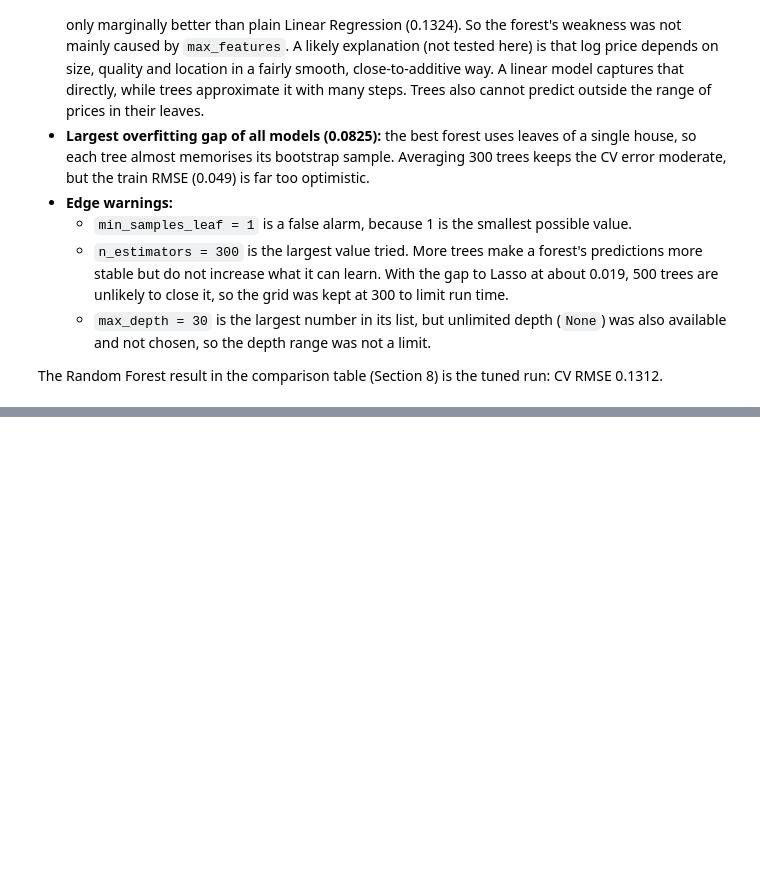
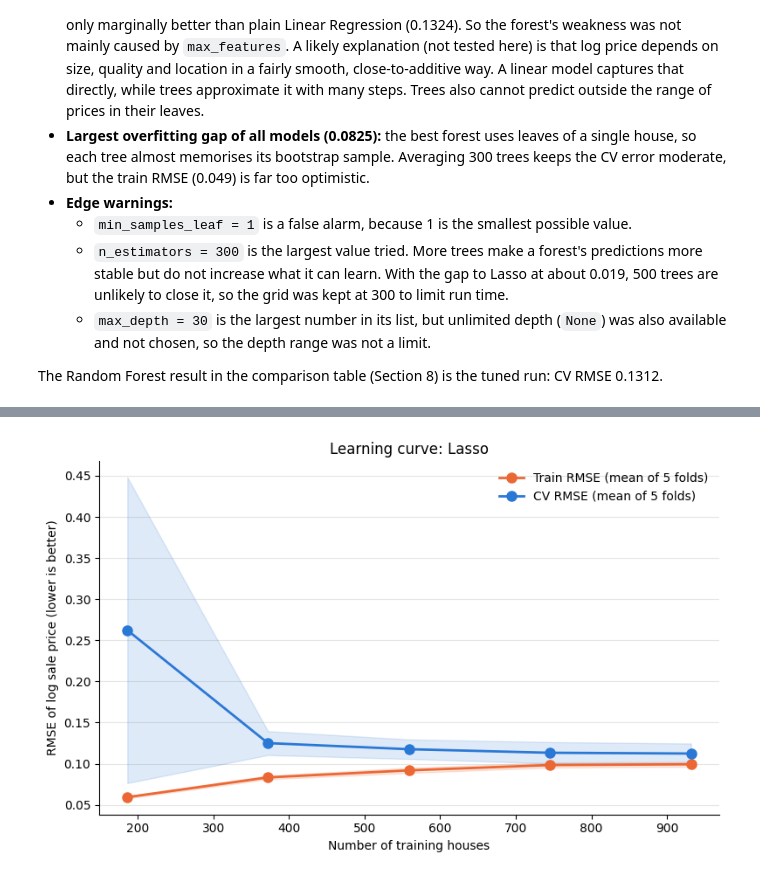
Before and after one commit to Nabhya009/Machine-Learning-project, a Jupyter notebook: notebooks/02_modelling.ipynb, the cells around one changed output, grey strips where cells are left out. Cells and saved outputs as stored; diff of their text form; code cells hidden in the pictures; blank space fills up the shorter version.

```diff
--- a/notebooks/02_modelling.ipynb
+++ b/notebooks/02_modelling.ipynb
@@ -1136,0 +1221,16 @@ The Random Forest result in the comparison table (Section 8) is the tuned run: C
+# %%
+XGB_PARAM_GRID = {
+    # Widened after the first run, whose best values sat at the edges (1000 trees, 0.3 of features).
+    "n_estimators": [200, 500, 1000, 1500, 2000],
+    "learning_rate": [0.01, 0.03, 0.05, 0.1],
+    "max_depth": [2, 3, 4, 5, 6],
+    "subsample": [0.6, 0.7, 0.8, 1.0],
+    "colsample_bytree": [0.1, 0.2, 0.3, 0.5, 0.7, 1.0],
+}
+
+xgb_search = tune_random_cv(
+    "XGBoost",
+    # hist: fast histogram-based tree building; n_jobs=-1: use all CPU cores.
+    XGBRegressor(tree_method="hist", n_jobs=-1, random_state=RANDOM_STATE),
+    XGB_PARAM_GRID, X_train, y_train,
+)
@@ -1136,0 +1352,66 @@ The Random Forest result in the comparison table (Section 8) is the tuned run: C
+# %%
+# The tuned pipeline for every model. Each search already refitted its best pipeline on all
+# 1,166 training houses; Linear Regression has nothing to tune, so it is fitted here.
+TUNED_PIPELINES = {
+    "Linear Regression": make_model_pipeline(LinearRegression()).fit(X_train, y_train),
+    "Ridge": ridge_search.best_estimator_,
+    "Lasso": lasso_search.best_estimator_,
+    "Random Forest": rf_search.best_estimator_,
+    "XGBoost": xgb_search.best_estimator_,
+}
+best_pipeline = TUNED_PIPELINES[BEST_MODEL_NAME]
+
+# --- Learning curve for the best model -------------------------------------------------
+# For each training size, the (unfitted copy of the) best pipeline is trained on that many
+# houses from each CV training part and scored on the held-out fold; same 5 folds as before.
+LC_FRACTIONS = np.linspace(0.2, 1.0, 5)  # 20% ... 100% of a fold's ~933 training houses
+sizes, lc_train, lc_cv = learning_curve(
+    best_pipeline, X_train, y_train, cv=CV, train_sizes=LC_FRACTIONS,
+    scoring="neg_root_mean_squared_error",
+)
+lc_train, lc_cv = -lc_train, -lc_cv  # back to positive RMSE
+
+fig, ax = plt.subplots(figsize=(8, 5))
+for scores, color, label in [(lc_train, COLOR_TRAIN, "Train RMSE"), (lc_cv, COLOR_CV, "CV RMSE")]:
+    mean, std = scores.mean(axis=1), scores.std(axis=1)
+    ax.plot(sizes, mean, marker="o", markersize=8, linewidth=2, color=color, label=f"{label} (mean of 5 folds)")
+    ax.fill_between(sizes, mean - std, mean + std, color=color, alpha=0.15)  # ± 1 std across folds
+ax.set_xlabel("Number of training houses")
+ax.set_ylabel("RMSE of log sale price (lower is better)")
+ax.set_title(f"Learning curve: {BEST_MODEL_NAME}")
+ax.legend(frameon=False)
+style_axes(ax)
+fig.tight_layout()
+slug = BEST_MODEL_NAME.lower().replace(" ", "_")
+fig.savefig(f"outputs/figures/learning_curve_{slug}.png", dpi=150)
+plt.show()
+
+print("Learning curve (RMSE, mean of 5 folds):")
+print(pd.DataFrame({"training houses": sizes, "train RMSE": lc_train.mean(axis=1),
+                    "CV RMSE": lc_cv.mean(axis=1)}).round(4).to_string(index=False))
+
+# --- Validation curve for Ridge alpha (reuses the grid-search scores, no extra fitting) ----
+res = ridge_search.cv_results_
+alphas = np.array(res["param_model__alpha"], dtype=float)
+order = np.argsort(alphas)
+ridge_best_alpha = ridge_search.best_params_["model__alpha"]
+
+fig, ax = plt.subplots(figsize=(8, 5))
+ax.plot(alphas[order], -res["mean_train_score"][order], linewidth=2, color=COLOR_TRAIN,
+        label="Train RMSE (mean of 5 folds)")
+ax.plot(alphas[order], -res["mean_test_score"][order], linewidth=2, color=COLOR_CV,
+        label="CV RMSE (mean of 5 folds)")
+ax.axvline(ridge_best_alpha, color="#52514e", linestyle="--", linewidth=1)
+ax.text(ridge_best_alpha, ax.get_ylim()[1], f"  chosen alpha ≈ {ridge_best_alpha:.3g}",
+        va="top", color="#52514e")
+ax.set_xscale("log")
+ax.set_xlabel("Ridge regularisation strength alpha (log scale)")
+ax.set_ylabel("RMSE of log sale price (lower is better)")
+ax.set_title("Validation curve: Ridge regression")
+ax.legend(frameon=False, loc="upper left", bbox_to_anchor=(0, 0.9))
+style_axes(ax)
+fig.tight_layout()
+fig.savefig("outputs/figures/validation_curve_ridge_alpha.png", dpi=150)
+plt.show()
+# %% [output]
+[figure, added]
```
Also changed, not shown: parts of 24 cells of this notebook, 17 other files.
